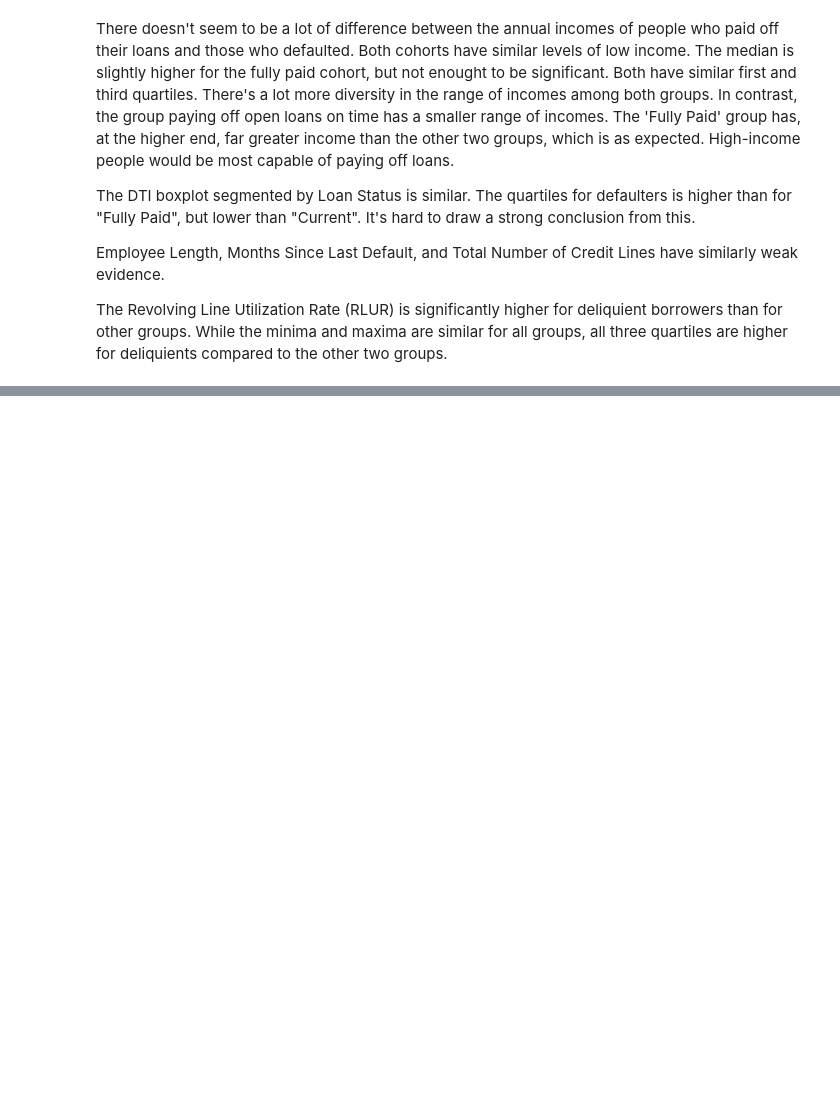
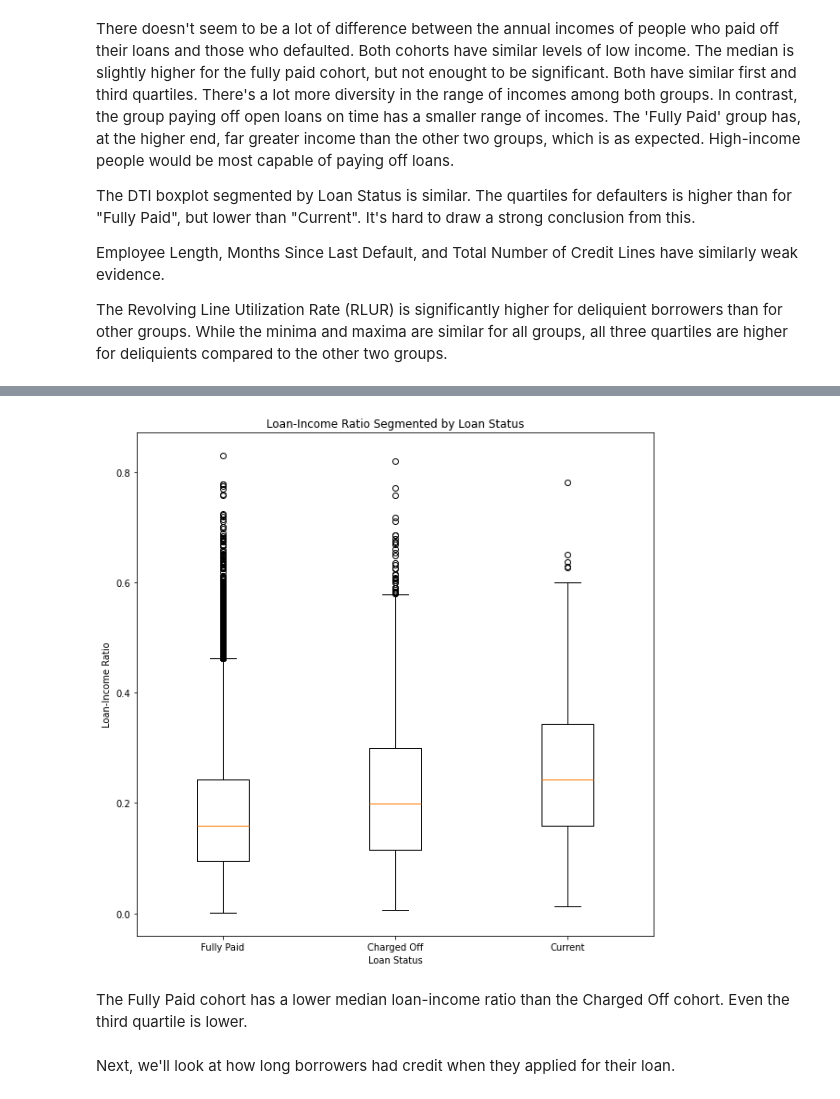
Before and after one commit to partwalk/iiitb-ml-ai, a Jupyter notebook: Module 6/case_study.ipynb, the cells around one changed output, grey strips where cells are left out. Cells and saved outputs as stored; diff of their text form; code cells hidden in the pictures; blank space fills up the shorter version.

```diff
--- a/Module 6/case_study.ipynb
+++ b/Module 6/case_study.ipynb
@@ -287,0 +518,8 @@ The Revolving Line Utilization Rate (RLUR) is significantly higher for deliquien
+# %%
+boxplt('loan_inc_ratio', 'Loan-Income Ratio')
+# %% [output]
+[figure, added]
+# %% [markdown]
+The Fully Paid cohort has a lower median loan-income ratio than the Charged Off cohort. Even the third quartile is lower.
+# %% [markdown]
+Next, we'll look at how long borrowers had credit when they applied for their loan.
```
Also changed, not shown: parts of 51 cells of this notebook, 3 other files.
